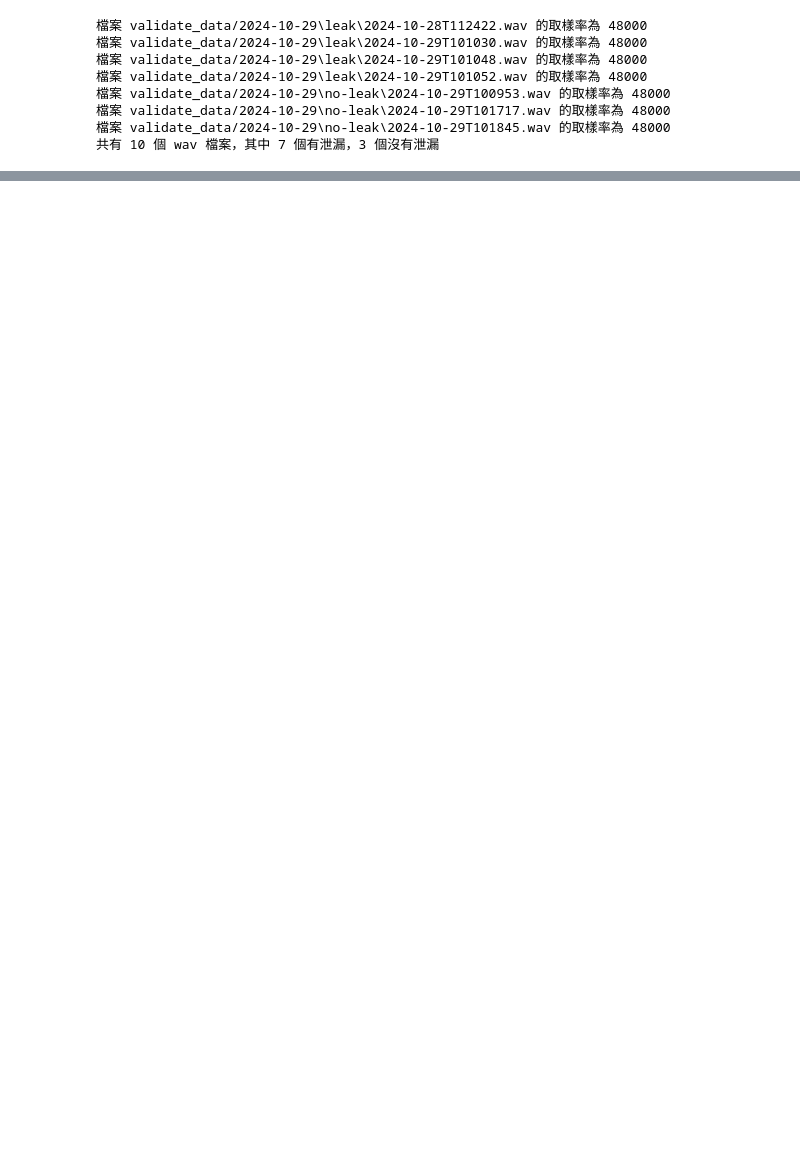
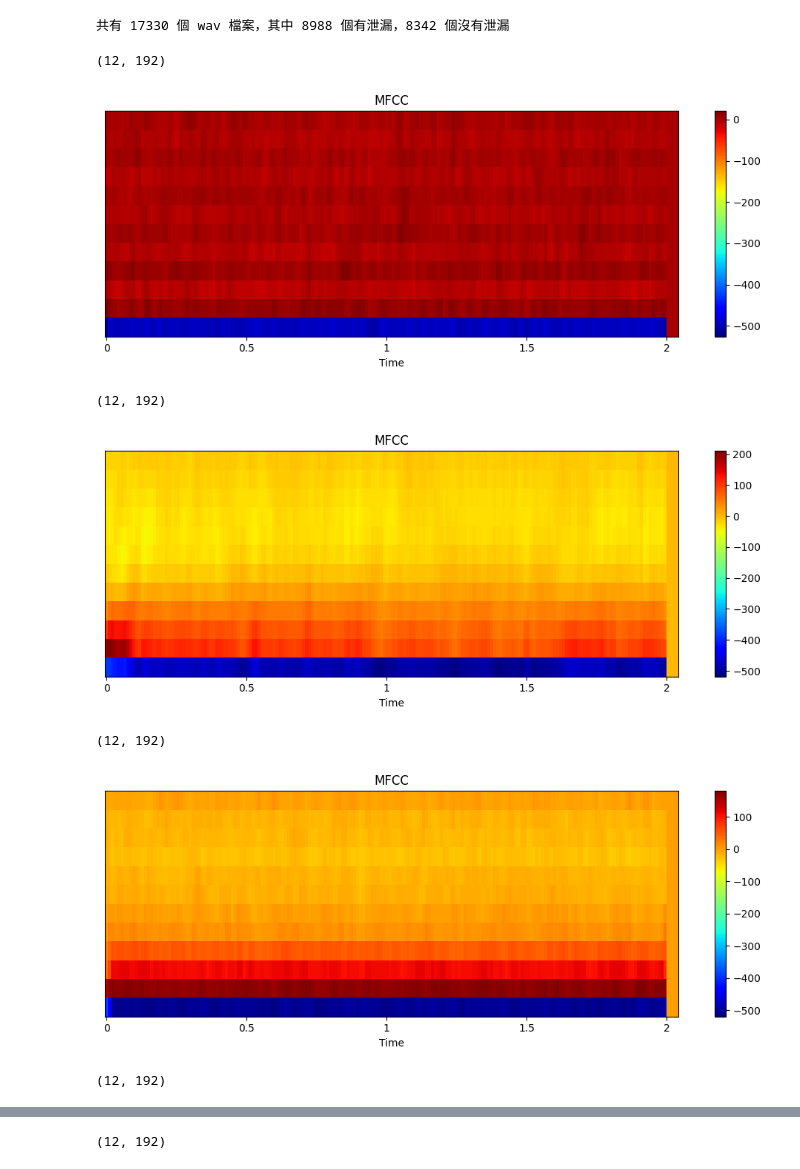
Before and after one commit to BoshiLee/leak_detection, a Jupyter notebook: mel_analysis.ipynb, the cells around one changed output, grey strips where cells are left out. Drawn from its saved outputs; the diff is of its cells as text; code cells hidden in the pictures; blank space fills up the shorter version.

```diff
--- a/mel_analysis.ipynb
+++ b/mel_analysis.ipynb
@@ -35,14 +35,7 @@ def shuffle_data(wav_files, leak_wav_files, n_files=None):
     return wav_files, leak_wav_files
 # %%
 # 載入訓練資料
-wav_files, leak_wav_files = load_segmented_files('validate_data/2024-10-29')
-wav_files, leak_wav_files = shuffle_data(wav_files, leak_wav_files, n_files=0)
+wav_files, leak_wav_files = load_segmented_files('training_data')
+wav_files, leak_wav_files = shuffle_data(wav_files, leak_wav_files, n_files=10)
 # %% [output]
-檔案 validate_data/2024-10-29\leak\2024-10-28T112422.wav 的取樣率為 48000
-檔案 validate_data/2024-10-29\leak\2024-10-29T101030.wav 的取樣率為 48000
-檔案 validate_data/2024-10-29\leak\2024-10-29T101048.wav 的取樣率為 48000
-檔案 validate_data/2024-10-29\leak\2024-10-29T101052.wav 的取樣率為 48000
-檔案 validate_data/2024-10-29\no-leak\2024-10-29T100953.wav 的取樣率為 48000
-檔案 validate_data/2024-10-29\no-leak\2024-10-29T101717.wav 的取樣率為 48000
-檔案 validate_data/2024-10-29\no-leak\2024-10-29T101845.wav 的取樣率為 48000
-共有 10 個 wav 檔案，其中 7 個有泄漏，3 個沒有泄漏
+共有 17330 個 wav 檔案，其中 8988 個有泄漏，8342 個沒有泄漏
@@ -87,3 +143,18 @@ def plot_stft(S_db, sr, hop_length=512):
     plt.title('STFT Magnitude')
     plt.tight_layout()
     plt.show()
+# %%
+# 繪製 MFCC 圖
+hop_length = 512
+for i in normal_wavs[:5]:
+    mfcc = wav2mfcc(i, sr=48000, desired_time=2.0, hop_length=hop_length, n_mfcc=12)
+    print(mfcc.shape)
+    plot_mfcc(mfcc, sr=48000, hop_length=hop_length)
+# %% [output]
+(12, 192)
+[figure, added]
+(12, 192)
+[figure, added]
+(12, 192)
+[figure, added]
+(12, 192)
@@ -89,0 +162 @@ def plot_stft(S_db, sr, hop_length=512):
+(12, 192)
```
Also changed, not shown: parts of 14 cells of this notebook, 2 other files.
